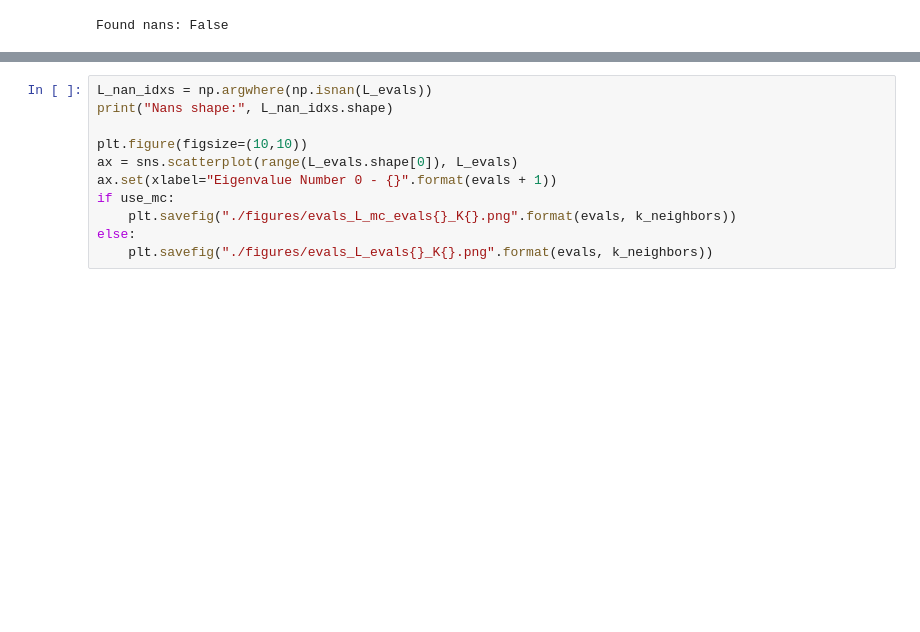
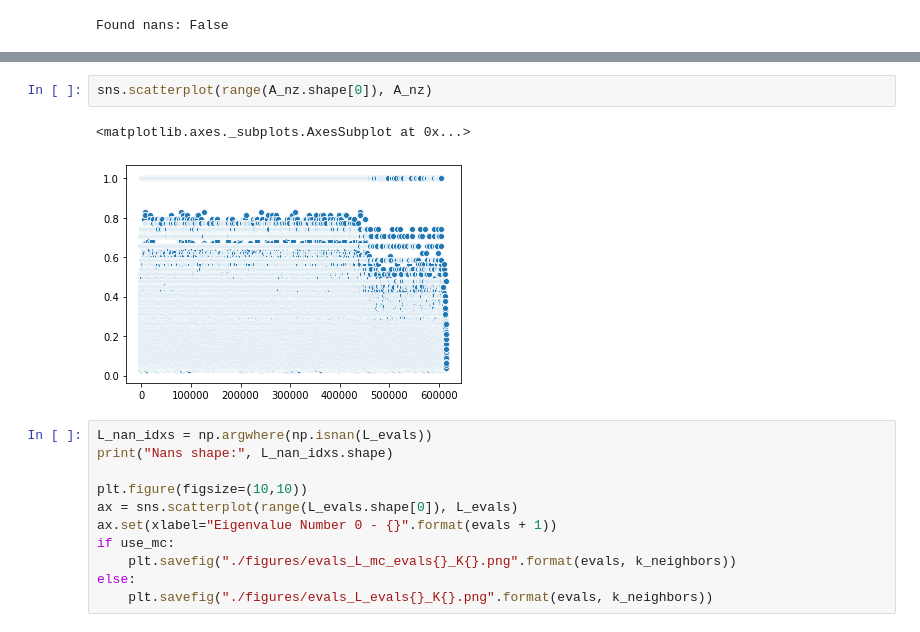
Before and after one commit to ashea2nd/VAE-EHR, a Jupyter notebook: experiments/200306_spectral_analysis/spectral_clustering.ipynb, the cells around one changed output, grey strips where cells are left out. Saved outputs shown, nothing was run; the diff lists cells and outputs as text; blank space fills up the shorter version.

```diff
--- a/experiments/200306_spectral_analysis/spectral_clustering.ipynb
+++ b/experiments/200306_spectral_analysis/spectral_clustering.ipynb
@@ -155,3 +220,8 @@ Found nans: False
+# %%
+sns.scatterplot(range(A_nz.shape[0]), A_nz)
+# %% [output]
+<matplotlib.axes._subplots.AxesSubplot at 0x...>
+[figure, added]
 # %%
 L_nan_idxs = np.argwhere(np.isnan(L_evals))
 print("Nans shape:", L_nan_idxs.shape)
```
Also changed, not shown: parts of 15 cells of this notebook, 1 other file.
